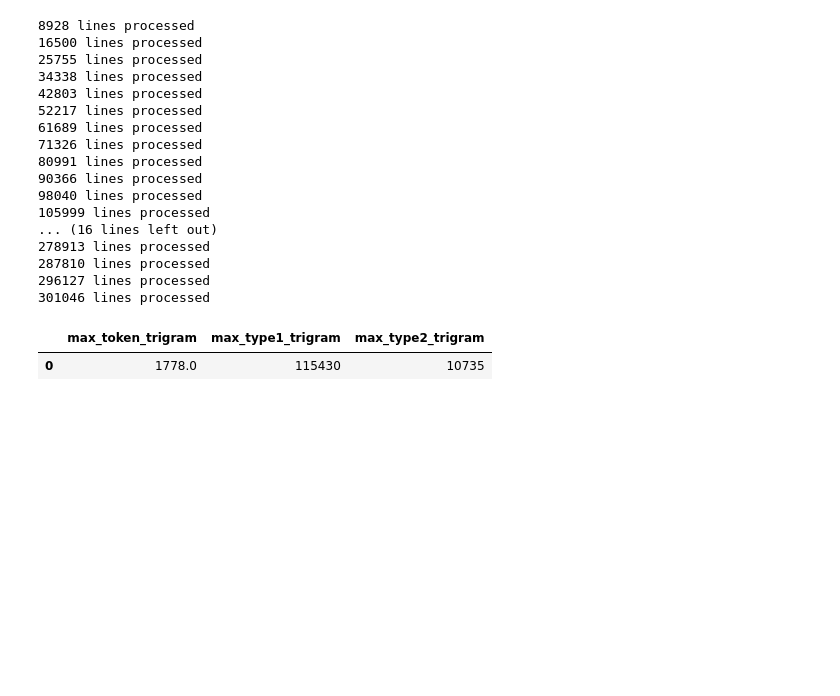
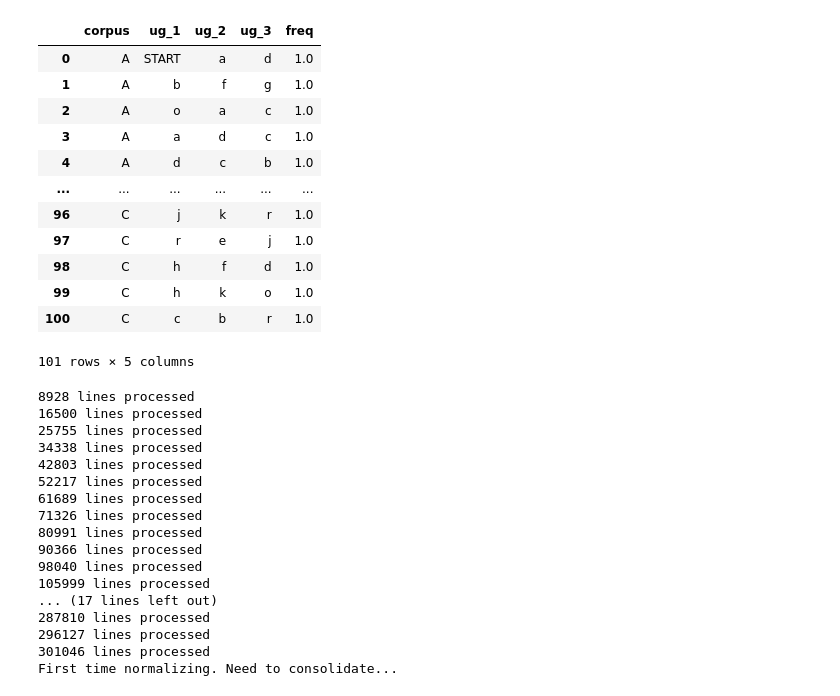
Before and after one commit to contreraskallens/MWU_measures, a Jupyter notebook: scratch.ipynb, the cells around one changed output. Cells and saved outputs as stored; diff of their text form; code cells hidden in the pictures; blank space fills up the shorter version.

```diff
--- a/scratch.ipynb
+++ b/scratch.ipynb
@@ -191,0 +19,2 @@ def get_ngram_scores(ngram, corpus, verbose=False):
+# %%
+this_corpus = processing_corpus.process_corpus(corpus_name = 'bnc', corpus_dir='bnc_tokenized.txt', chunk_size=10000000, verbose=True)
@@ -192,5 +110,22 @@ def get_ngram_scores(ngram, corpus, verbose=False):
+# %%
+this_corpus.corpus_conn.execute("SELECT * FROM trigram_db ORDER BY corpus").fetch_df()
+# %% [output]
+|  | corpus | ug_1 | ug_2 | ug_3 | freq |
+| 0 | A | START | a | d | 1.0 |
+| 1 | A | b | f | g | 1.0 |
+| 2 | A | o | a | c | 1.0 |
+| 3 | A | a | d | c | 1.0 |
+| 4 | A | d | c | b | 1.0 |
+| ... | ... | ... | ... | ... | ... |
+| 96 | C | j | k | r | 1.0 |
+| 97 | C | r | e | j | 1.0 |
+| 98 | C | h | f | d | 1.0 |
+| 99 | C | h | k | o | 1.0 |
+| 100 | C | c | b | r | 1.0 |
+101 rows × 5 columns
 # %%
 this_corpus = mwu_measures.processing_corpus.process_corpus(corpus_name='bnc', corpus_dir='small_corpus.txt', verbose=True, chunk_size=1000000)
+this_corpus.create_totals()
 # %% [output]
 8928 lines processed
 16500 lines processed
@@ -204,43 +139,8 @@ this_corpus = mwu_measures.processing_corpus.process_corpus(corpus_name='bnc', c
 90366 lines processed
 98040 lines processed
 105999 lines processed
-... (16 lines left out)
-278913 lines processed
+... (17 lines left out)
 287810 lines processed
 296127 lines processed
 301046 lines processed
+First time normalizing. Need to consolidate...
-# %%
-# Trigram mins and max. something seems wrong? Nope, it's correct
-this_corpus.corpus_conn.execute("""
-    WITH trigram_totals AS (
-        SELECT ug_1, ug_2, ug_3, SUM(freq) as freq
-        FROM trigram_db
-        GROUP BY ug_1, ug_2, ug_3
-    ),
-    token_frequency AS (
-        SELECT
-            max(freq) AS max_token_trigram
-        FROM trigram_totals
-    ),
-    type_1 AS (
-        SELECT max(typef_1) as max_type1_trigram
-        FROM (
-            SELECT ug_3, count( distinct concat(ug_1, ug_2) ) AS typef_1
-            FROM trigram_totals
-            GROUP BY ug_3
-        )
-    ),
-    type_2 AS (
-    SELECT max(typef_2) AS max_type2_trigram
-    FROM (
-        SELECT ug_1, ug_2, count( distinct ug_3 ) AS typef_2
-        FROM trigram_totals
-        GROUP BY ug_1, ug_2
-        )
-    )
-    SELECT token_frequency.max_token_trigram, type_1.max_type1_trigram, type_2.max_type2_trigram
-    FROM token_frequency, type_1, type_2
-""").fetch_df()
-# %% [output]
-|  | max_token_trigram | max_type1_trigram | max_type2_trigram |
-| 0 | 1778.0 | 115430 | 10735 |
```
Also changed, not shown: parts of 12 cells of this notebook, 6 other files.
